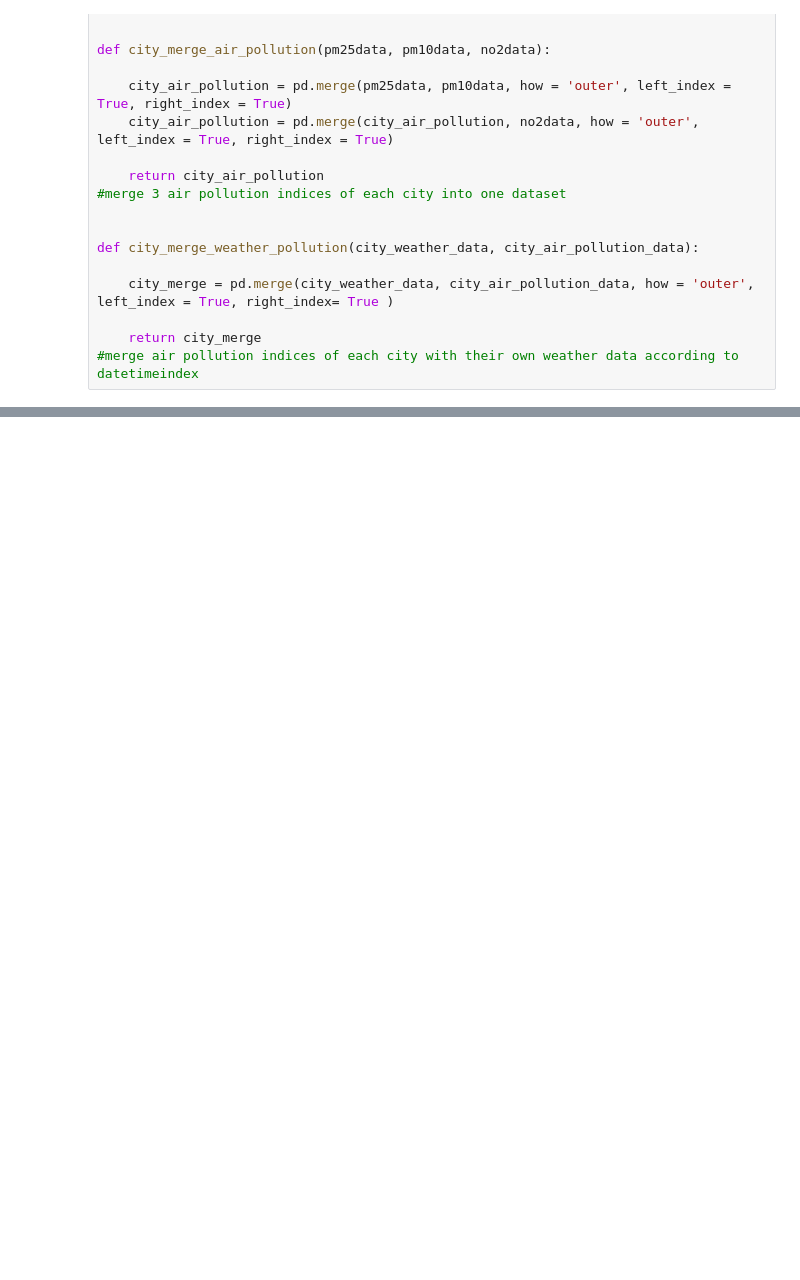
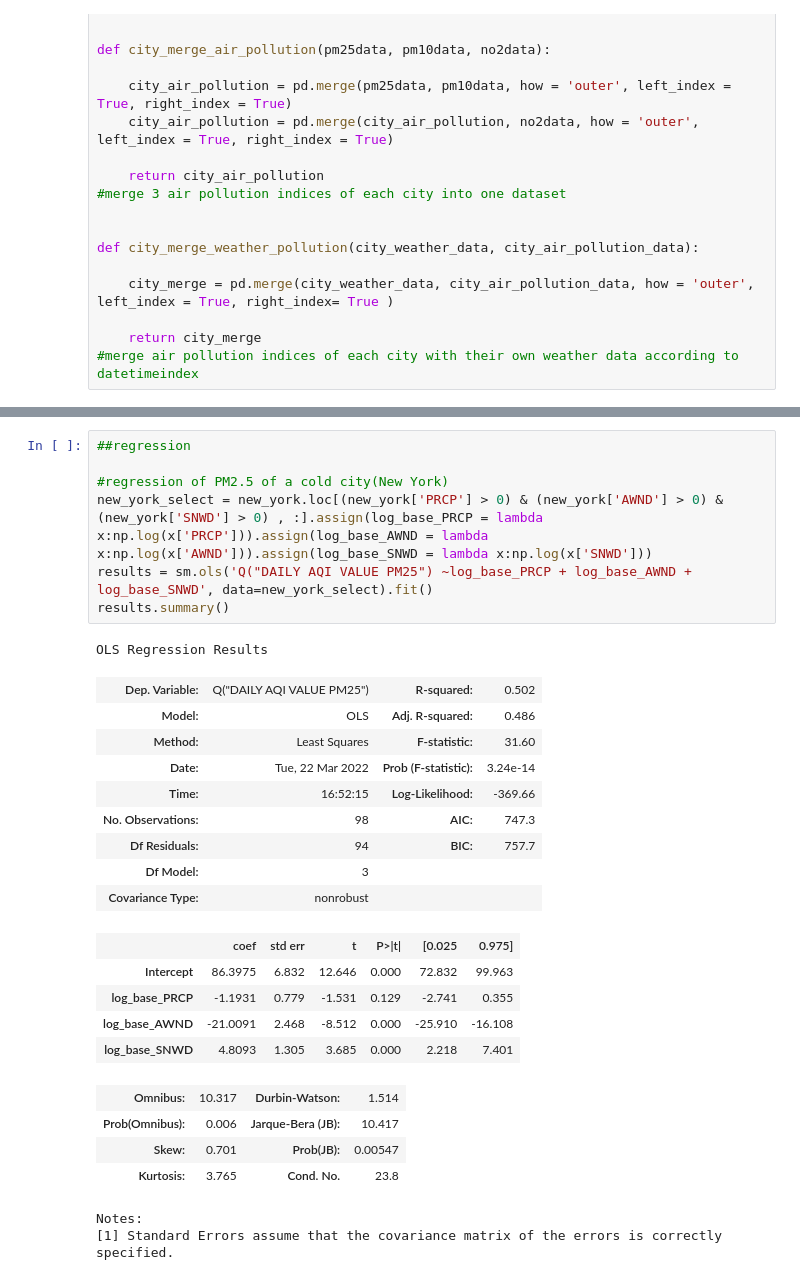
Before and after one commit to ywwang1314/python_midterm_project, a Jupyter notebook: code.ipynb, the cells around one changed output, grey strips where cells are left out. Drawn from its saved outputs; the diff is of its cells as text; blank space fills up the shorter version.

```diff
--- a/code.ipynb
+++ b/code.ipynb
@@ -485,0 +488,29 @@ plt.show()
+# %%
+##regression
+
+#regression of PM2.5 of a cold city(New York)
+new_york_select = new_york.loc[(new_york['PRCP'] > 0) & (new_york['AWND'] > 0) & (new_york['SNWD'] > 0) , :].assign(log_base_PRCP = lambda x:np.log(x['PRCP'])).assign(log_base_AWND = lambda x:np.log(x['AWND'])).assign(log_base_SNWD = lambda x:np.log(x['SNWD']))
+results = sm.ols('Q("DAILY AQI VALUE PM25") ~log_base_PRCP + log_base_AWND + log_base_SNWD', data=new_york_select).fit()
+results.summary()
+# %% [output]
+OLS Regression Results
+| Dep. Variable: | Q("DAILY AQI VALUE PM25") | R-squared: | 0.502 |
+| Model: | OLS | Adj. R-squared: | 0.486 |
+| Method: | Least Squares | F-statistic: | 31.60 |
+| Date: | Tue, 22 Mar 2022 | Prob (F-statistic): | 3.24e-14 |
+| Time: | 16:52:15 | Log-Likelihood: | -369.66 |
+| No. Observations: | 98 | AIC: | 747.3 |
+| Df Residuals: | 94 | BIC: | 757.7 |
+| Df Model: | 3 |  |  |
+| Covariance Type: | nonrobust |  |  |
+|  | coef | std err | t | P>|t| | [0.025 | 0.975] |
+| Intercept | 86.3975 | 6.832 | 12.646 | 0.000 | 72.832 | 99.963 |
+| log_base_PRCP | -1.1931 | 0.779 | -1.531 | 0.129 | -2.741 | 0.355 |
+| log_base_AWND | -21.0091 | 2.468 | -8.512 | 0.000 | -25.910 | -16.108 |
+| log_base_SNWD | 4.8093 | 1.305 | 3.685 | 0.000 | 2.218 | 7.401 |
+| Omnibus: | 10.317 | Durbin-Watson: | 1.514 |
+| Prob(Omnibus): | 0.006 | Jarque-Bera (JB): | 10.417 |
+| Skew: | 0.701 | Prob(JB): | 0.00547 |
+| Kurtosis: | 3.765 | Cond. No. | 23.8 |
+Notes:
+[1] Standard Errors assume that the covariance matrix of the errors is correctly specified.
```
Also changed, not shown: parts of 5 cells of this notebook.
